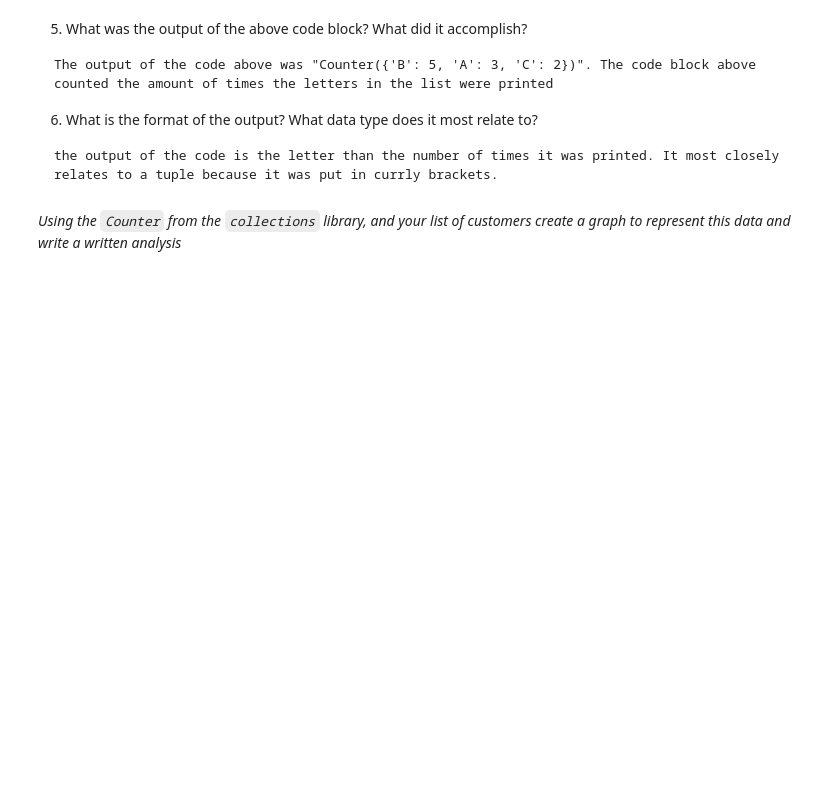
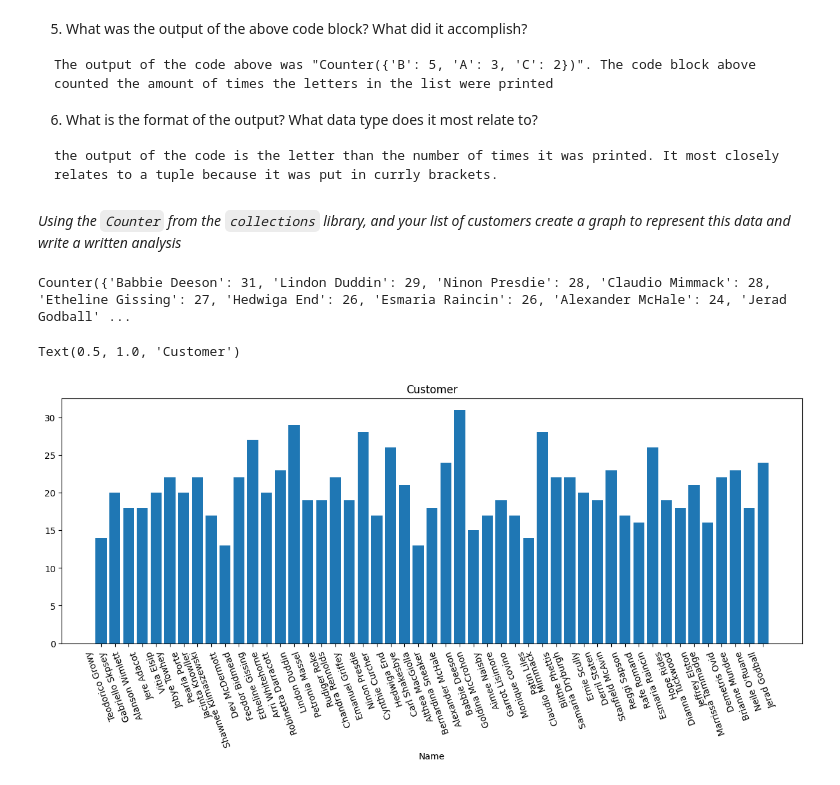
Before and after one commit to Laweens/unit-2-data_Science, a Jupyter notebook: splitting_data_real.ipynb, the cells around one changed output. Saved outputs shown, nothing was run; the diff lists cells and outputs as text; code cells hidden in the pictures; blank space fills up the shorter version.

````diff
--- a/splitting_data_real.ipynb
+++ b/splitting_data_real.ipynb
@@ -39,15 +39,3 @@ with open("sales.csv") as myFile:
 *Using the `split` function and a `for` loop calculate the total sales in a month*
 
 *Hint: you will need a seperate variable for each month*
-# %%
-sales = open("sales.csv")
-
-january = 0
-feburary = 0
-march = 0
-
-content = sales.readlines()
-
-for sales in content[1]:
-    total = sales.strip()
-    s = sales.split(',')
@@ -76,3 +121,20 @@ the output of the code is the letter than the number of times it was printed. It
 ```
 # %% [markdown]
 *Using the `Counter` from the `collections` library, and your list of customers create a graph to represent this data and write a written analysis*
+# %%
+customers_count = Counter(customers)
+
+print(customers_count)
+
+k = customers_count.keys()
+v = customers_count.values()
+
+plt.figure(figsize=(15,5))
+plt.xlabel('Name')
+plt.xticks(rotation = 110)
+plt.bar(k,v)
+plt.title('Customer')
+# %% [output]
+Counter({'Babbie Deeson': 31, 'Lindon Duddin': 29, 'Ninon Presdie': 28, 'Claudio Mimmack': 28, 'Etheline Gissing': 27, 'Hedwiga End': 26, 'Esmaria Raincin': 26, 'Alexander McHale': 24, 'Jerad Godball' ...
+Text(0.5, 1.0, 'Customer')
+[figure, added]
````
Also changed, not shown: parts of 5 cells of this notebook.
